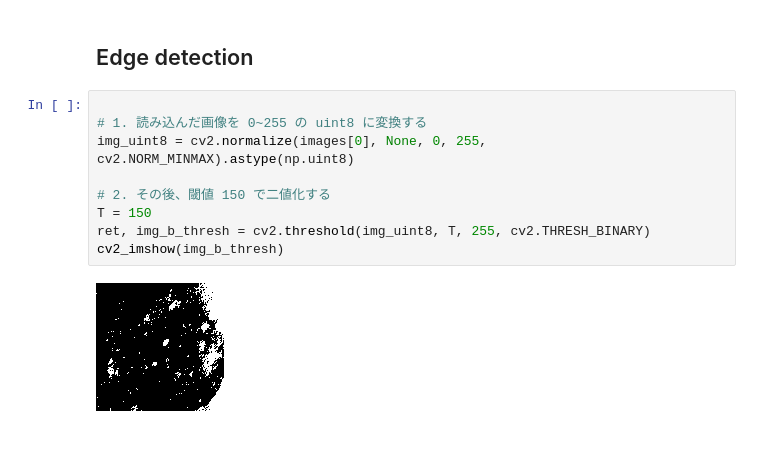
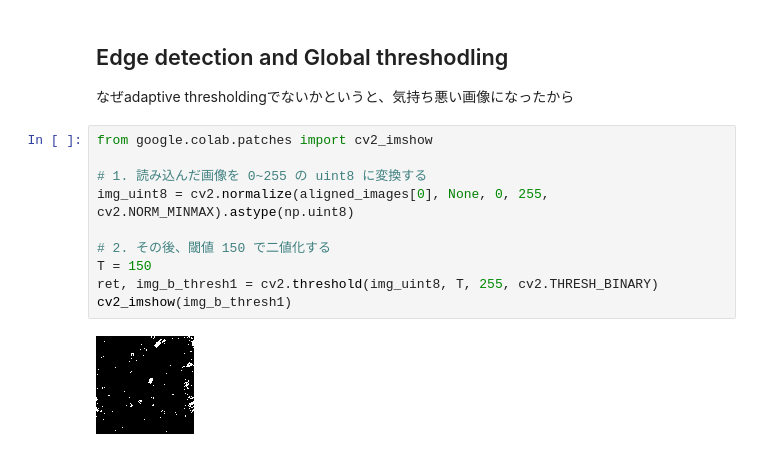
Before and after one commit to haru452/anime_super-resolution, a Jupyter notebook: hexgon.ipynb, the cells around one changed output. Drawn from its saved outputs; the diff is of its cells as text.

Commit message:
Colab を使用して作成されました

```diff
--- a/hexgon.ipynb
+++ b/hexgon.ipynb
@@ -314,16 +351,18 @@ print("結果を 'square_reconstruction.png' に保存しました。")
 # %% [markdown]
-## Edge detection
+## Edge detection and Global threshodling
+なぜadaptive thresholdingでないかというと、気持ち悪い画像になったから
 # %%
+from google.colab.patches import cv2_imshow
 
 # 1. 読み込んだ画像を 0~255 の uint8 に変換する
-img_uint8 = cv2.normalize(images[0], None, 0, 255, cv2.NORM_MINMAX).astype(np.uint8)
+img_uint8 = cv2.normalize(aligned_images[0], None, 0, 255, cv2.NORM_MINMAX).astype(np.uint8)
 
 # 2. その後、閾値 150 で二値化する
 T = 150
-ret, img_b_thresh = cv2.threshold(img_uint8, T, 255, cv2.THRESH_BINARY)
-cv2_imshow(img_b_thresh)
+ret, img_b_thresh1 = cv2.threshold(img_uint8, T, 255, cv2.THRESH_BINARY)
+cv2_imshow(img_b_thresh1)
 # %% [output]
-[figure, old version]
+[figure, new version]
 # %%
 img = cv2.imread('bs1.png')
 # 1. 読み込んだ画像を 0~255 の uint8 に変換する
```
Also changed, not shown: parts of 11 cells of this notebook.
